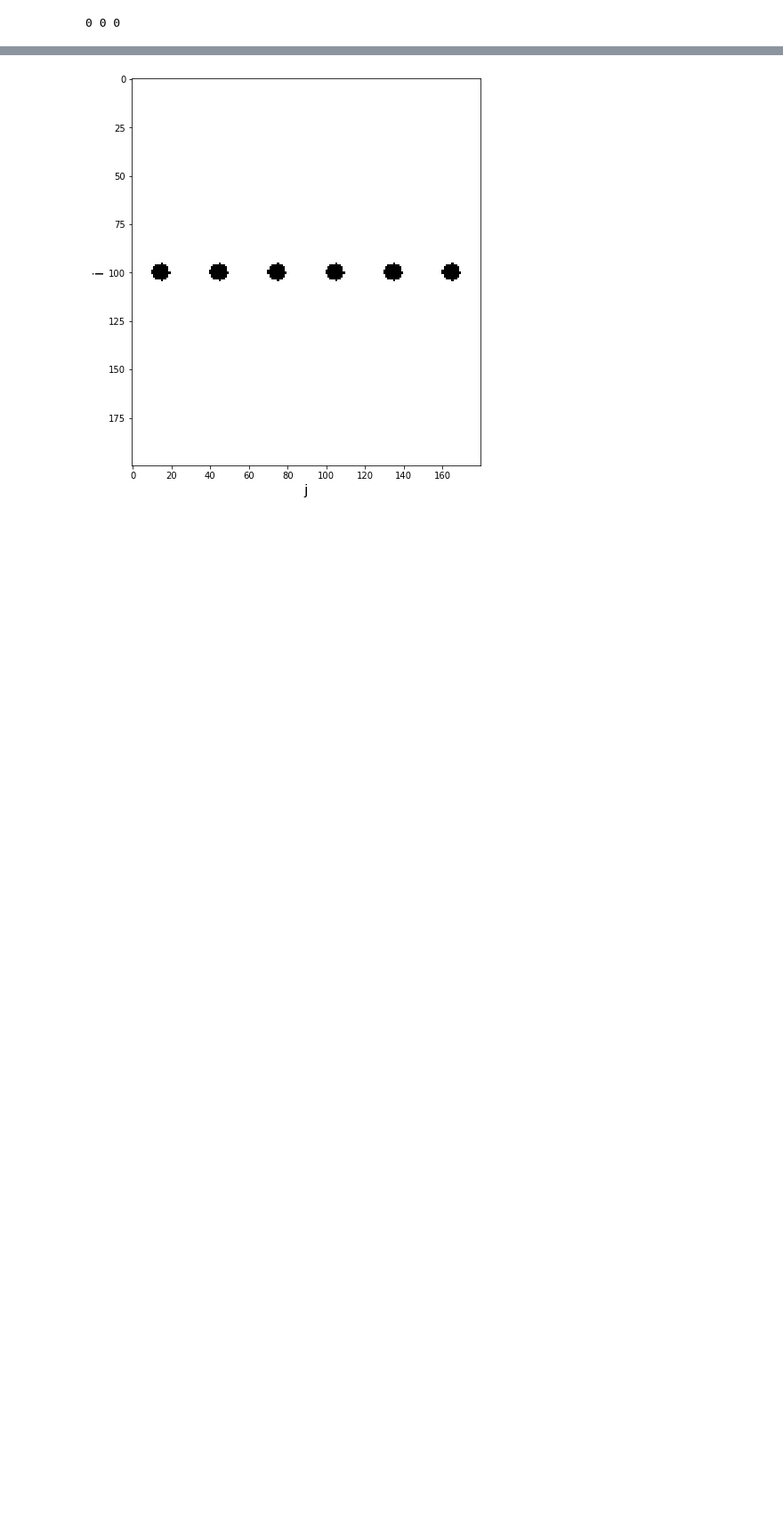
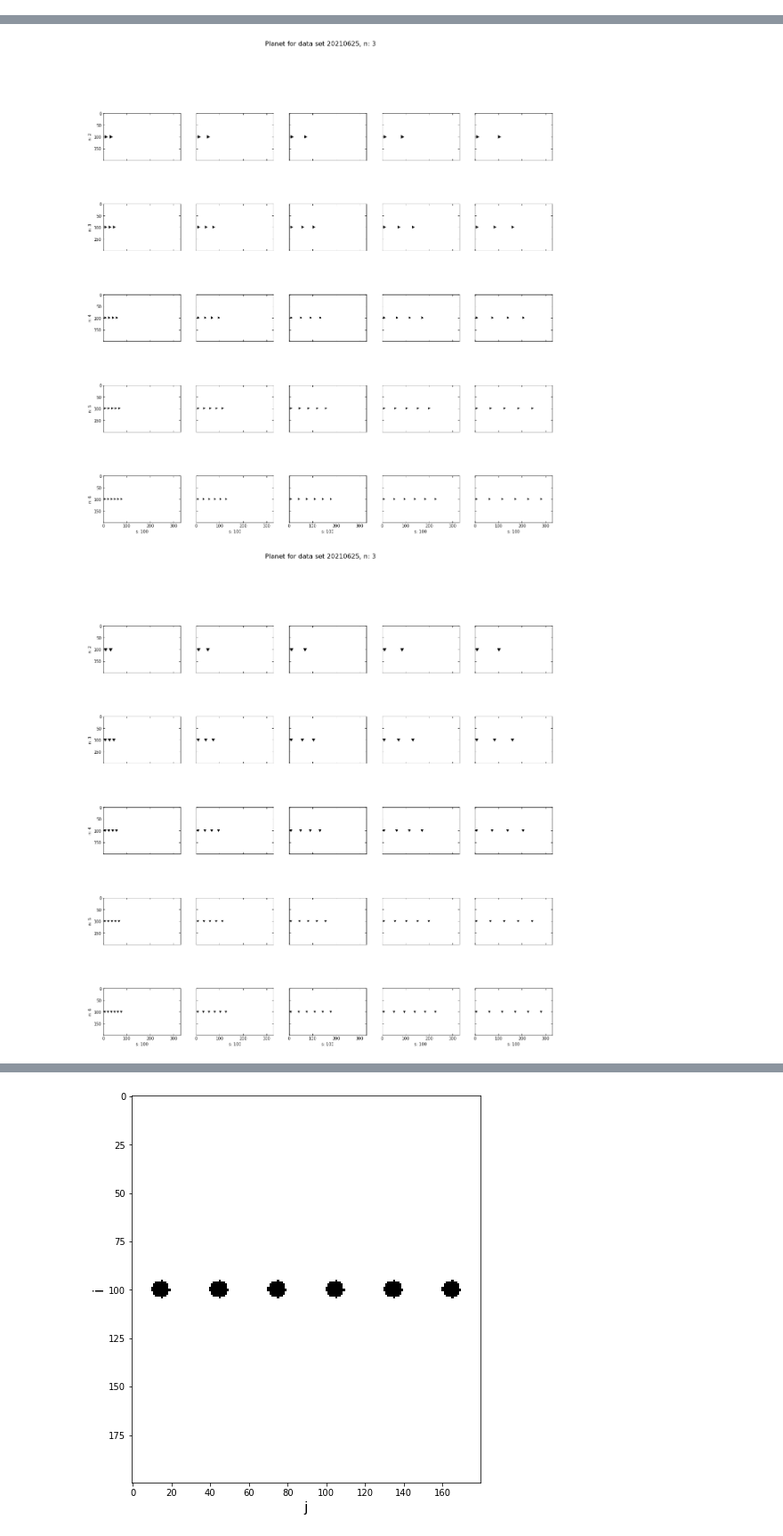
Before and after one commit to joshua-bromley/tessSignalInjection, a Jupyter notebook: Summer2021/repeatingObjects.ipynb, the cells around one changed output, grey strips where cells are left out. Shown at 89% size. Drawn from its saved outputs; the diff is of its cells as text; code cells hidden in the pictures; blank space fills up the shorter version.

Commit message:
Generated full dataset for repeating objects

```diff
--- a/Summer2021/repeatingObjects.ipynb
+++ b/Summer2021/repeatingObjects.ipynb
@@ -110,47 +110,48 @@ def export(planetGrid, times, filename, velocity = 2):
     f.close()
 # %%
 times = getTimes("tesslc_78452879")
-
-for k in range(6):
-    ##fig, axs = plt.subplots(5,5, figsize = (20,20), sharex = True, sharey = True)
-    ## Tis basically a switch
-    if k == 5:
-        n = 24
-        rotation = 0
-        prop = 1
-    elif k < 3:
-        n = 3
-        rotation = k*np.pi/2
-        prop = 1.25
-    else:
-        n = 4
-        prop = 1.1
-        if k == 3:
+for l in range(1):
+    velocity = 2**l
+    for k in range(6):
+        fig, axs = plt.subplots(5,5, figsize = (20,20), sharex = True, sharey = True)
+        ## Tis basically a switch
+        if k == 5:
+            n = 24
             rotation = 0
+            prop = 1
+        elif k < 3:
+            n = 3
+            rotation = k*np.pi/2
+            prop = 1.25
         else:
-            rotation = np.pi/4
-    for i in range(5):
-        for j in range(5):
-            print(k,i,j)
-            points = generatePoints(n,prop*10/np.sqrt(i+2),prop*10/np.sqrt(i+2)+2,100, rotation)
-            pointsList = []
-            pointsList.append(points)
-            planetGrid = fillShape(np.zeros([200,int(prop*(j+1)*20/np.sqrt(i+2)+4)]),pointsList)
-            beaconGrid = duplicateShape(i+2,planetGrid)
-            filename = "Signals/n"+str(n)+"s"+str(j+1)+'m'+str(i+2)+".txt"
-            export(beaconGrid, times, filename)
-            ##axs[i][j].imshow(beaconGrid, cmap = "Greys",aspect = 'equal', origin = 'upper')
-            ##axs[i][j].tick_params(direction = "in", which = "major", length = 4, top = True, right = True)
-            ##axs[i][j].tick_params(direction = "in", which = "minor", length = 2, top = True, right = True)
-            ##axs[i][j].set_ylabel("n: "+ str(i+2))
-            ##axs[i][j].set_xlabel("s: "+str(100))
-            ##for ax in axs.flat:
-              ##  ax.label_outer()
-    ##plt.show()
+            n = 4
+            prop = 1.1
+            if k == 3:
+                rotation = 0
+            else:
+                rotation = np.pi/4
+        for i in range(5):
+            for j in range(5):
+                points = generatePoints(n,prop*10/np.sqrt(i+2),prop*10/np.sqrt(i+2)+2,100, rotation)
+                pointsList = []
+                pointsList.append(points)
+                planetGrid = fillShape(np.zeros([200,int(prop*(j+1)*20/np.sqrt(i+2)+4)]),pointsList)
+                beaconGrid = duplicateShape(i+2,planetGrid)
+                filename = "Signals/n"+str(n)+"s"+str(j+1)+'m'+str(i+2)+"v"+str(velocity)+".txt"
+                ##export(beaconGrid, times, filename, velocity)
+                axs[i][j].imshow(beaconGrid, cmap = "Greys",aspect = 'equal', origin = 'upper')
+                axs[i][j].tick_params(direction = "in", which = "major", length = 4, top = True, right = True)
+                axs[i][j].tick_params(direction = "in", which = "minor", length = 2, top = True, right = True)
+                axs[i][j].set_ylabel("n: "+ str(i+2))
+                axs[i][j].set_xlabel("s: "+str(100))
+                for ax in axs.flat:
+                    ax.label_outer()
+        fig.suptitle("Planet for data set 20210625, n: "+ str(n), fontsize = 16)
+        fig.savefig("DataVisualization/20210625/n"+str(n)+"t"+str(4*rotation/np.pi)+"planet.png")
+        plt.show()
 
 
 
 ##duplicateShape can be used to increase the number of identical objects transiting.
 ##Space between objects determined by white space in grid passed in.
 # %% [output]
-0 0 0
@@ -173,0 +158,2 @@ for k in range(6):
+[figure, added]
+[figure, added]
```
Also changed, not shown: parts of 1 cell of this notebook, 1 other file.
